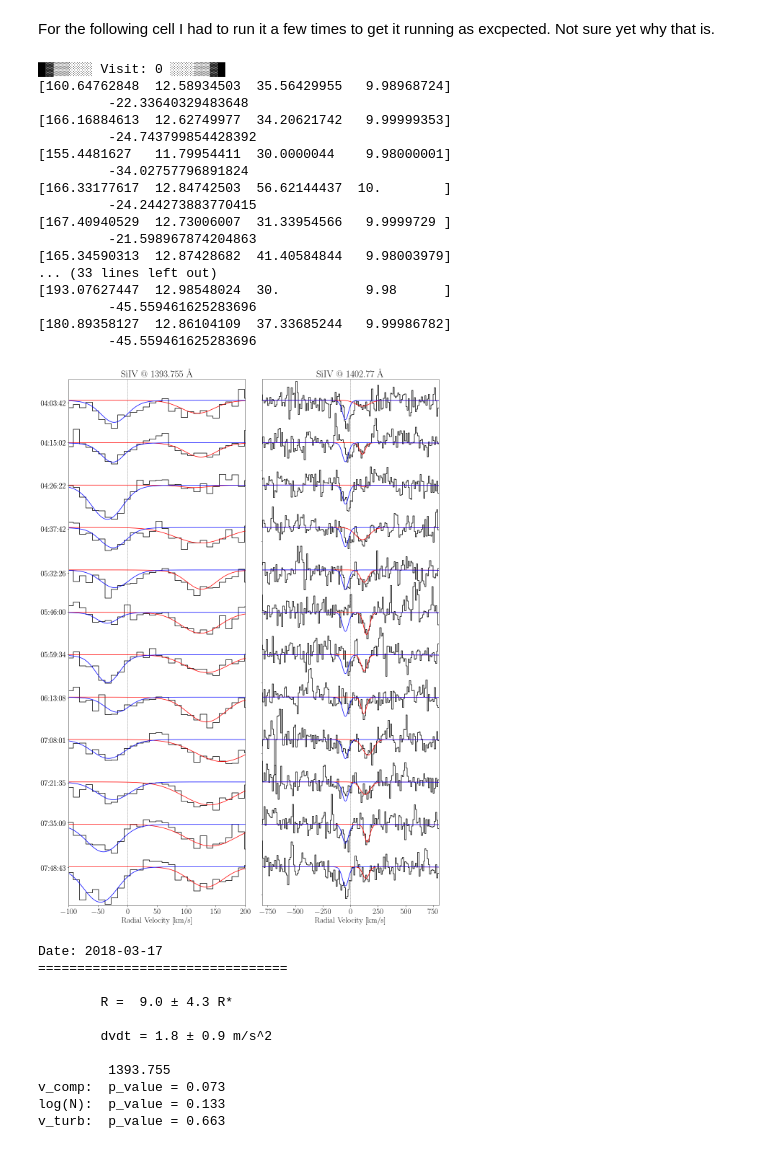
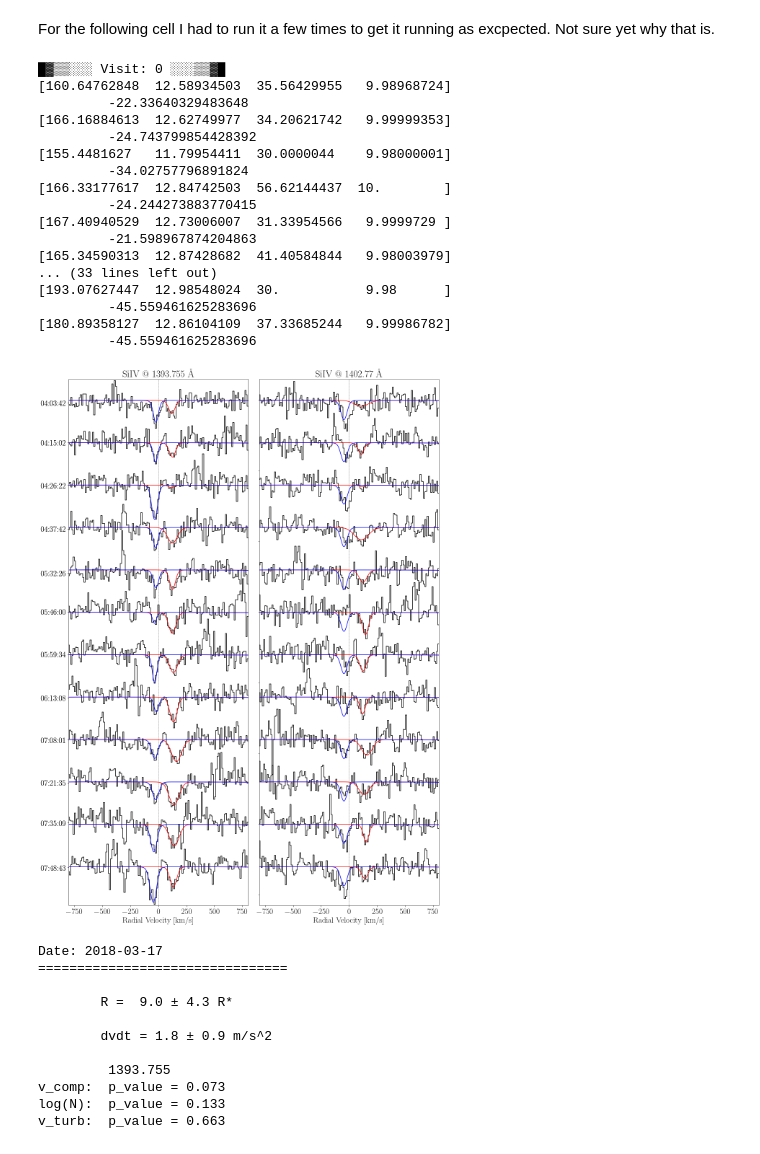
Before and after one commit to bdrdavies/exocomets, a Jupyter notebook: notebooks/short_term_variations.ipynb, the cells around one changed output. Drawn from its saved outputs; the diff is of its cells as text; code cells hidden in the pictures.

```diff
--- a/notebooks/short_term_variations.ipynb
+++ b/notebooks/short_term_variations.ipynb
@@ -333,7 +333,7 @@ for nobs in range(len(DP)):
 
 
 
-                # CHECK WHY -41!!
+                # CHECK WHY -41!
 
 
                 print(popt)
@@ -378,41 +378,41 @@ for nobs in range(len(DP)):
                     ax2.fill_between(x,y-y1+np.median(y1[s1:s2]-y[s1:s2])*np.ones(len(x))-offset,np.median(y1[s1:s2]-y[s1:s2])*np.ones(len(x))-offset,step='pre',color=cool[i],alpha=0.5)
                 '''
         ax1.title.set_text('SiIV @ '+str(Line1)+' \AA')
-        ax1.set_xlim(-100,200)
+        ax1.set_xlim(-800,800)
         ax1.set_ylim(-1.43e-12,6.0e-14)
         ax1.set_xlabel(r'Radial Velocity [km/s]')
         ax1.set_yticks(ticks)
         ax1.set_yticklabels(times)
 
         ax2.title.set_text('SiIV @ '+str(Line2)+' \AA')
         ax2.set_xlim(-800,800)
         ax2.set_ylim(-1.43e-12,6.0e-14)
         ax2.set_xlabel(r'Radial Velocity [km/s]')
         ax2.set(yticklabels=[])
         ax2.set(ylabel=None)
 
 
         fig.tight_layout()
         plt.savefig(home+'/plots/fits/'+date+'_exocomets.pdf', bbox_inches='tight', pad_inches=0.1,dpi=300)
 # %% [output]
 █▓▒▒░░░ Visit: 0 ░░░▒▒▓█
 [160.64762848  12.58934503  35.56429955   9.98968724]
          -22.33640329483648
 [166.16884613  12.62749977  34.20621742   9.99999353]
          -24.743799854428392
 [155.4481627   11.79954411  30.0000044    9.98000001]
          -34.02757796891824
 [166.33177617  12.84742503  56.62144437  10.        ]
          -24.244273883770415
 [167.40940529  12.73006007  31.33954566   9.9999729 ]
          -21.598967874204863
 [165.34590313  12.87428682  41.40584844   9.98003979]
 ... (33 lines left out)
 [193.07627447  12.98548024  30.           9.98      ]
          -45.559461625283696
 [180.89358127  12.86104109  37.33685244   9.99986782]
          -45.559461625283696
-[figure, old version]
+[figure, new version]
 # %%
 from datetime import timedelta
 from scipy.stats import linregress
```
Also changed, not shown: 2 other files.
